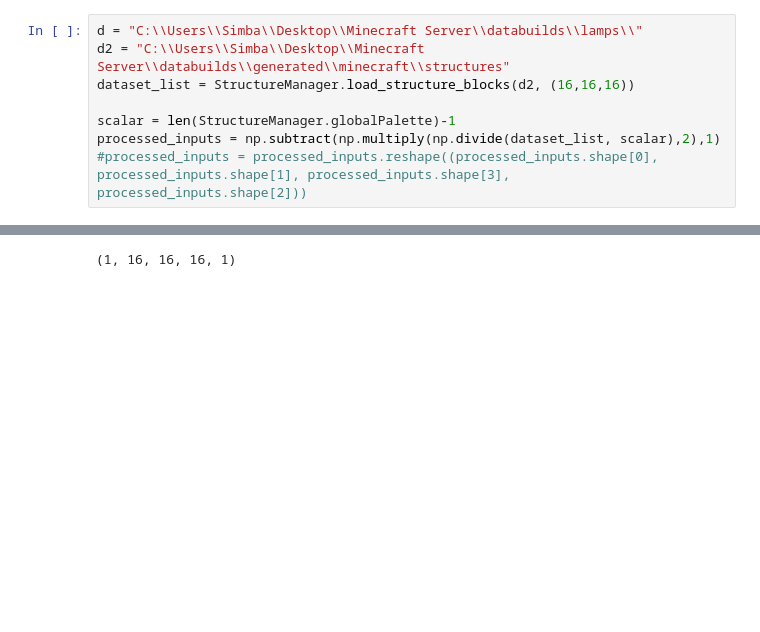
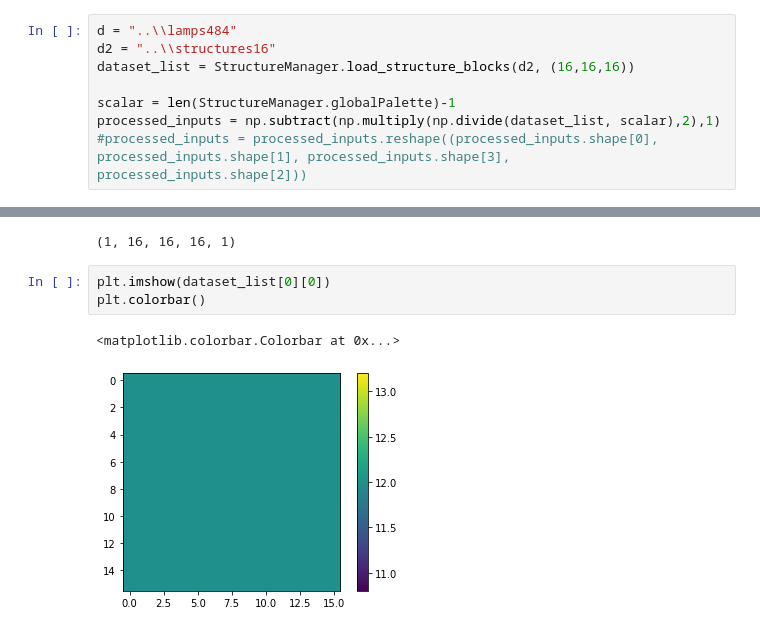
Before and after one commit to pmazumder3927/MineNet, a Jupyter notebook: untitled1/3dGANTest.ipynb, the cells around one changed output, grey strips where cells are left out. Saved outputs shown, nothing was run; the diff lists cells and outputs as text; blank space fills up the shorter version.

```diff
--- a/untitled1/3dGANTest.ipynb
+++ b/untitled1/3dGANTest.ipynb
@@ -137,8 +137,8 @@ writer.set_as_default()
 labels_real = np.reshape([1] * batch_size, (-1, 1, 1, 1, 1))
 labels_fake = np.reshape([0] * batch_size, (-1, 1, 1, 1, 1))
 # %%
-d = "C:\\Users\\Simba\\Desktop\\Minecraft Server\\databuilds\\lamps\\"
-d2 = "C:\\Users\\Simba\\Desktop\\Minecraft Server\\databuilds\\generated\\minecraft\\structures"
+d = "..\\lamps484"
+d2 = "..\\structures16"
 dataset_list = StructureManager.load_structure_blocks(d2, (16,16,16))
 
 scalar = len(StructureManager.globalPalette)-1
@@ -231,3 +257,9 @@ discriminator.train_on_batch(gen_structs,labels_fake)
 gen_structs.shape
 # %% [output]
 (1, 16, 16, 16, 1)
+# %%
+plt.imshow(dataset_list[0][0])
+plt.colorbar()
+# %% [output]
+<matplotlib.colorbar.Colorbar at 0x...>
+[figure, added]
```
Also changed, not shown: parts of 6 cells of this notebook.
